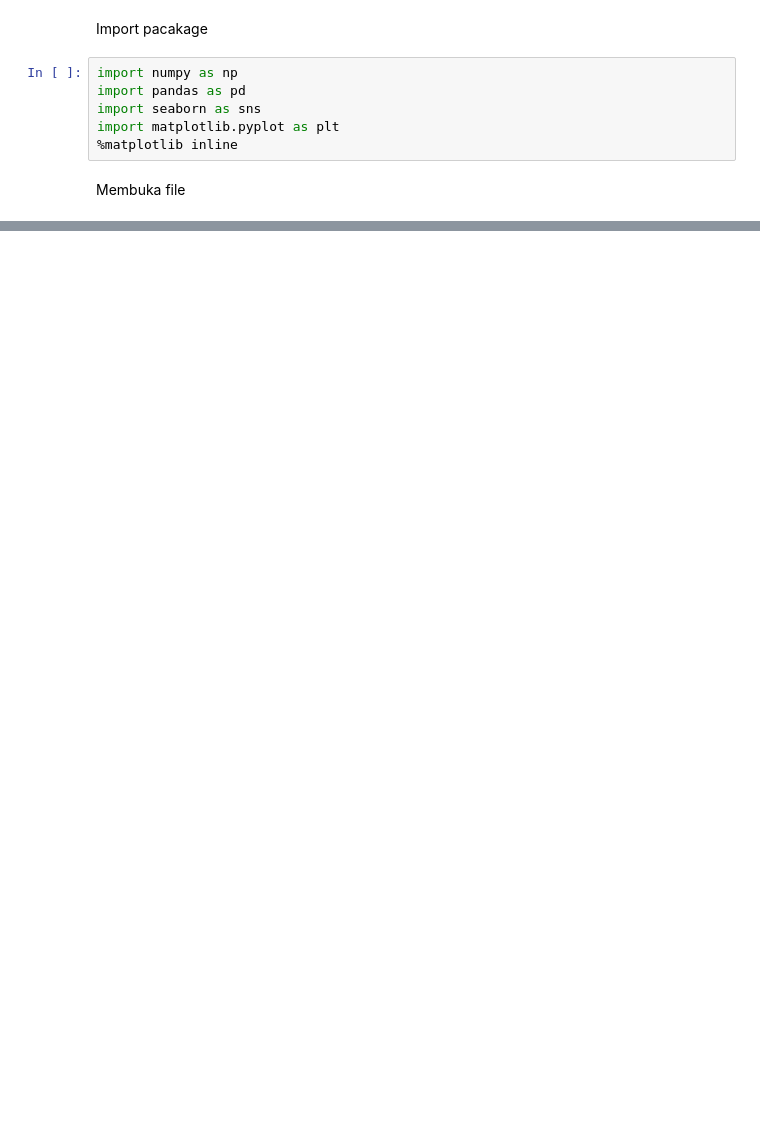
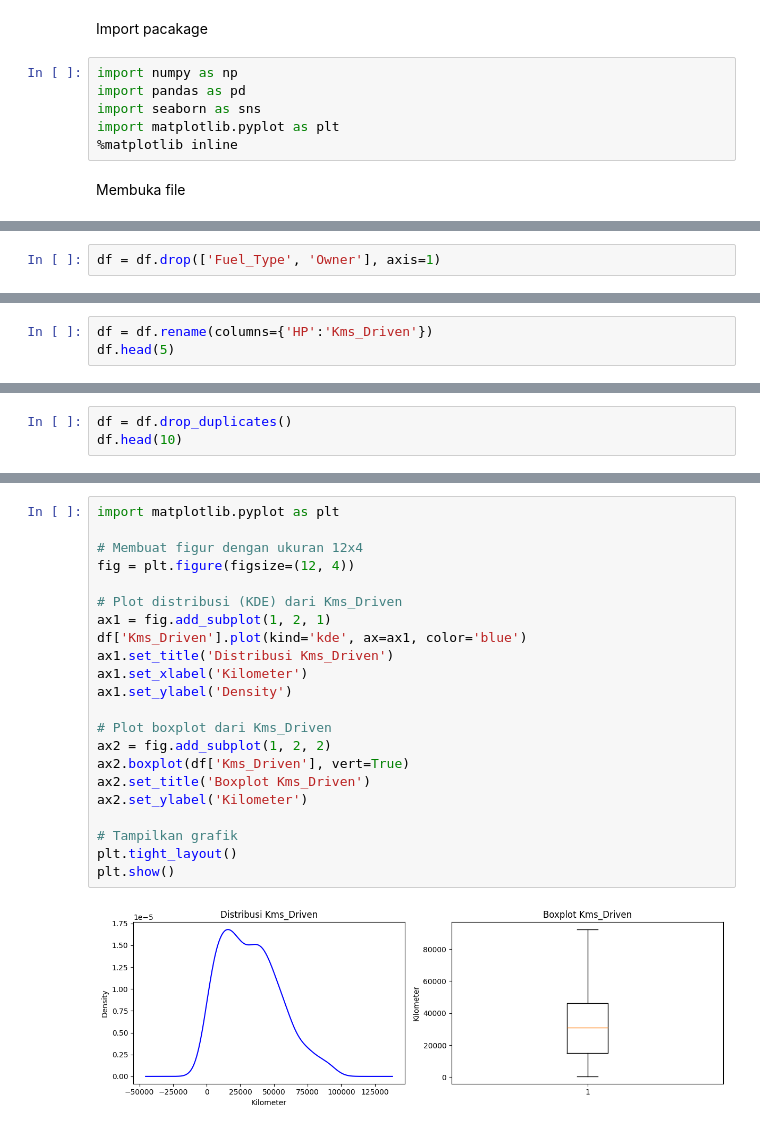
Before and after one commit to YusrilMaqoshidana/google-collab, a Jupyter notebook: coba.ipynb, the cells around one changed output, grey strips where cells are left out. Drawn from its saved outputs; the diff is of its cells as text; blank space fills up the shorter version.

```diff
--- a/coba.ipynb
+++ b/coba.ipynb
@@ -22,0 +42,2 @@ df.head()
+# %%
+df = df.drop(['Fuel_Type', 'Owner'], axis=1)
@@ -22,0 +58,3 @@ df.head()
+# %%
+df = df.rename(columns={'HP':'Kms_Driven'})
+df.head(5)
@@ -22,0 +87,3 @@ df.head()
+# %%
+df = df.drop_duplicates()
+df.head(10)
@@ -22,0 +125,24 @@ df.head()
+# %%
+import matplotlib.pyplot as plt
+
+# Membuat figur dengan ukuran 12x4
+fig = plt.figure(figsize=(12, 4))
+
+# Plot distribusi (KDE) dari Kms_Driven
+ax1 = fig.add_subplot(1, 2, 1)
+df['Kms_Driven'].plot(kind='kde', ax=ax1, color='blue')
+ax1.set_title('Distribusi Kms_Driven')
+ax1.set_xlabel('Kilometer')
+ax1.set_ylabel('Density')
+
+# Plot boxplot dari Kms_Driven
+ax2 = fig.add_subplot(1, 2, 2)
+ax2.boxplot(df['Kms_Driven'], vert=True)
+ax2.set_title('Boxplot Kms_Driven')
+ax2.set_ylabel('Kilometer')
+
+# Tampilkan grafik
+plt.tight_layout()
+plt.show()
+# %% [output]
+[figure, added]
```
Also changed, not shown: parts of 12 cells of this notebook.
